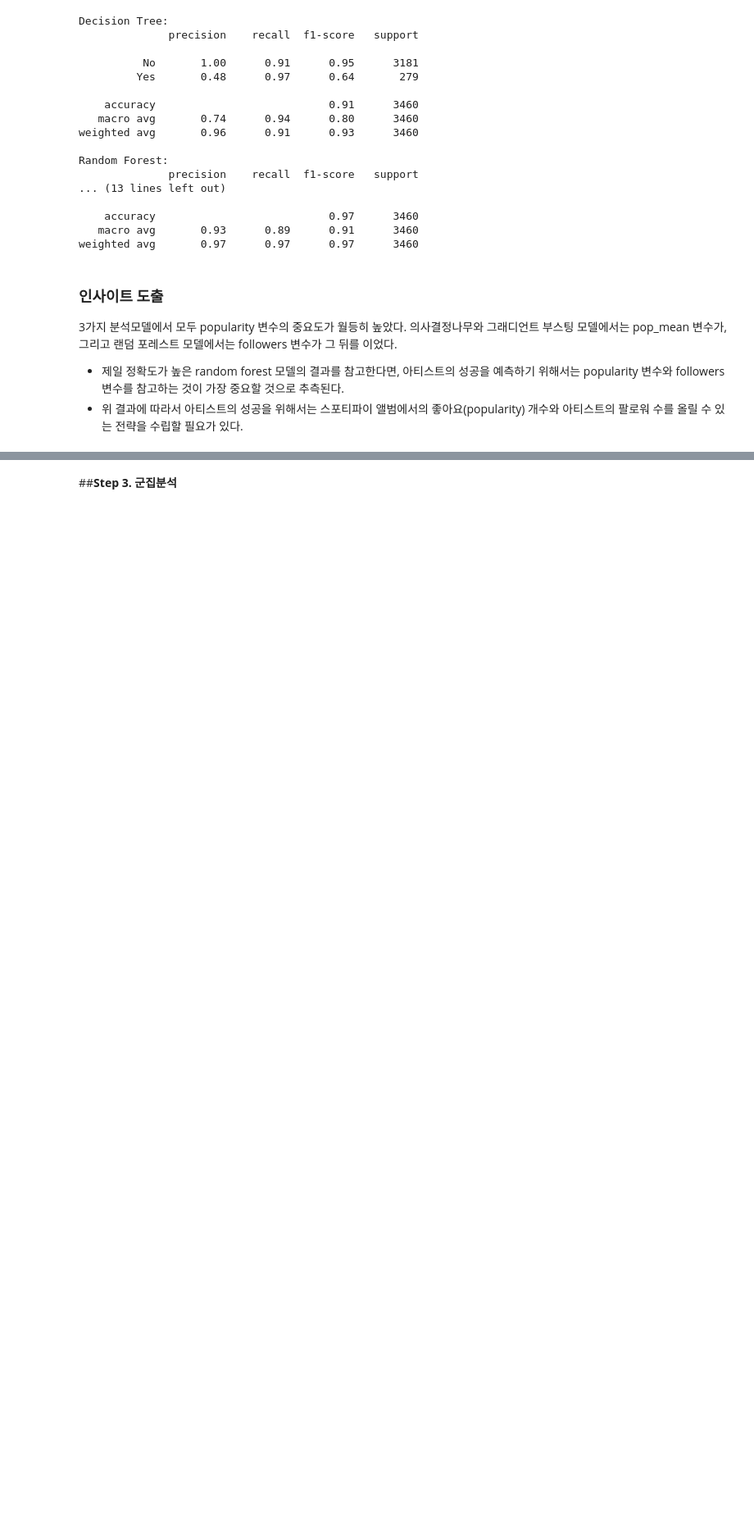
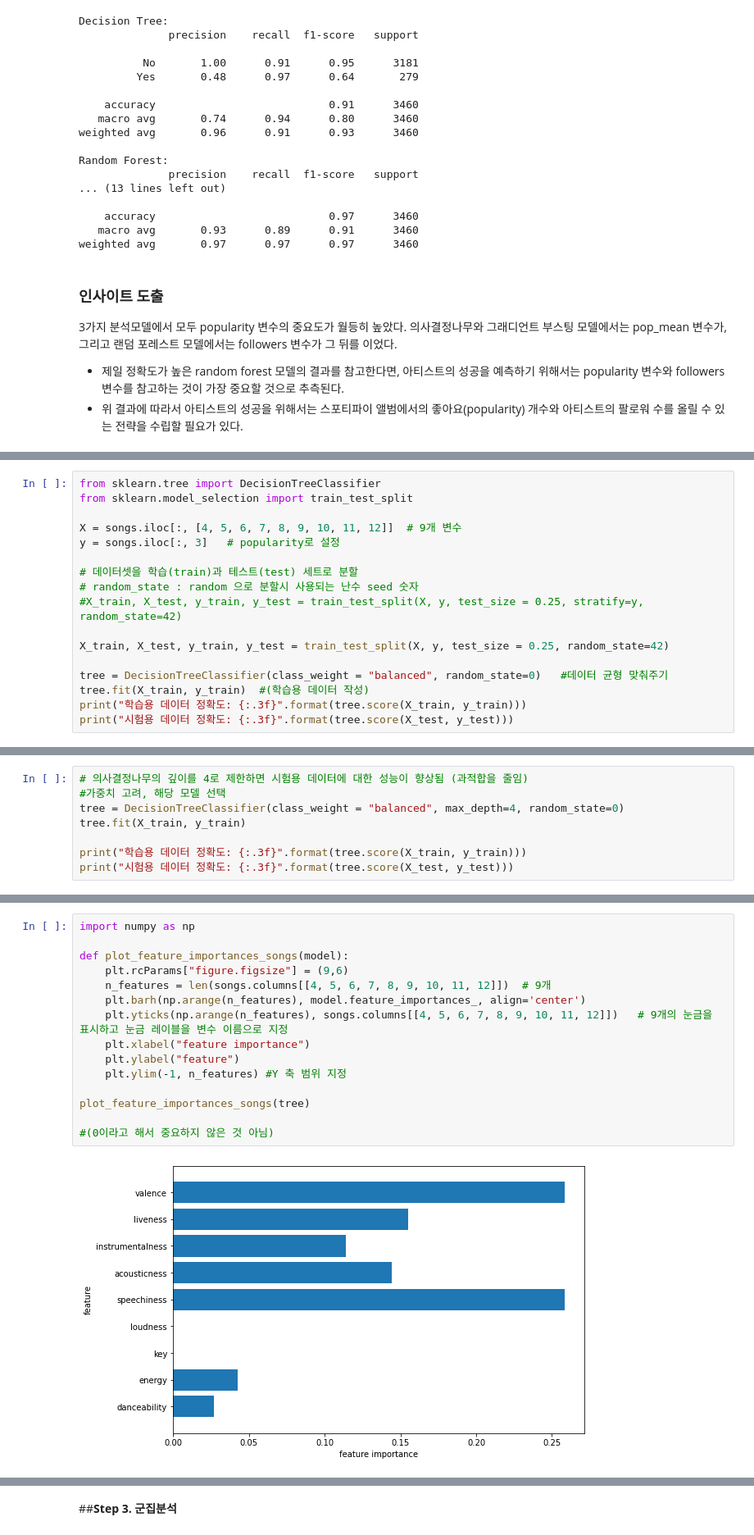
Before and after one commit to rnjsdmstj/ITB2022, a Jupyter notebook: w15_기말미니프로젝트_team12_kes.ipynb, the cells around one changed output, grey strips where cells are left out. Shown: that part at 82% size. Cells and saved outputs as stored; diff of their text form; blank space fills up the shorter version.

```diff
--- a/w15_기말미니프로젝트_team12_kes.ipynb
+++ b/w15_기말미니프로젝트_team12_kes.ipynb
@@ -658,0 +817,17 @@ weighted avg       0.97      0.97      0.97      3460
+# %%
+from sklearn.tree import DecisionTreeClassifier
+from sklearn.model_selection import train_test_split
+
+X = songs.iloc[:, [4, 5, 6, 7, 8, 9, 10, 11, 12]]  # 9개 변수
+y = songs.iloc[:, 3]   # popularity로 설정
+
+# 데이터셋을 학습(train)과 테스트(test) 세트로 분할
+# random_state : random 으로 분할시 사용되는 난수 seed 숫자
+#X_train, X_test, y_train, y_test = train_test_split(X, y, test_size = 0.25, stratify=y, random_state=42)
+
+X_train, X_test, y_train, y_test = train_test_split(X, y, test_size = 0.25, random_state=42)
+
+tree = DecisionTreeClassifier(class_weight = "balanced", random_state=0)   #데이터 균형 맞춰주기
+tree.fit(X_train, y_train)  #(학습용 데이터 작성)
+print("학습용 데이터 정확도: {:.3f}".format(tree.score(X_train, y_train)))
+print("시험용 데이터 정확도: {:.3f}".format(tree.score(X_test, y_test)))
@@ -658,0 +837,8 @@ weighted avg       0.97      0.97      0.97      3460
+# %%
+# 의사결정나무의 깊이를 4로 제한하면 시험용 데이터에 대한 성능이 향상됨 (과적합을 줄임)
+#가중치 고려, 해당 모델 선택
+tree = DecisionTreeClassifier(class_weight = "balanced", max_depth=4, random_state=0)
+tree.fit(X_train, y_train)
+
+print("학습용 데이터 정확도: {:.3f}".format(tree.score(X_train, y_train)))
+print("시험용 데이터 정확도: {:.3f}".format(tree.score(X_test, y_test)))
@@ -658,0 +872,17 @@ weighted avg       0.97      0.97      0.97      3460
+# %%
+import numpy as np
+
+def plot_feature_importances_songs(model):
+    plt.rcParams["figure.figsize"] = (9,6)
+    n_features = len(songs.columns[[4, 5, 6, 7, 8, 9, 10, 11, 12]])  # 9개
+    plt.barh(np.arange(n_features), model.feature_importances_, align='center')
+    plt.yticks(np.arange(n_features), songs.columns[[4, 5, 6, 7, 8, 9, 10, 11, 12]])   # 9개의 눈금을 표시하고 눈금 레이블을 변수 이름으로 지정
+    plt.xlabel("feature importance")
+    plt.ylabel("feature")
+    plt.ylim(-1, n_features) #Y 축 범위 지정
+
+plot_feature_importances_songs(tree)
+
+#(0이라고 해서 중요하지 않은 것 아님)
+# %% [output]
+[figure, added]
```
Also changed, not shown: parts of 41 cells of this notebook.
